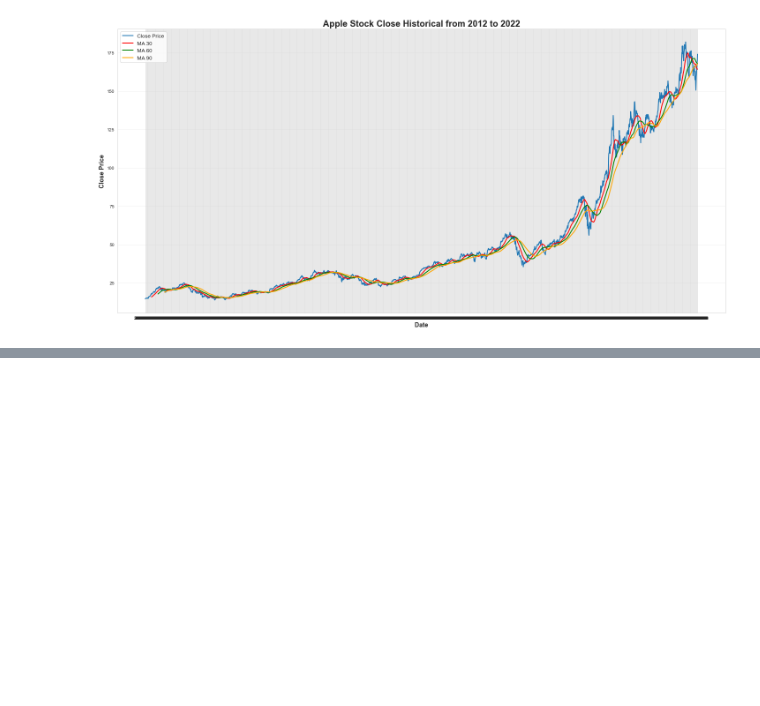
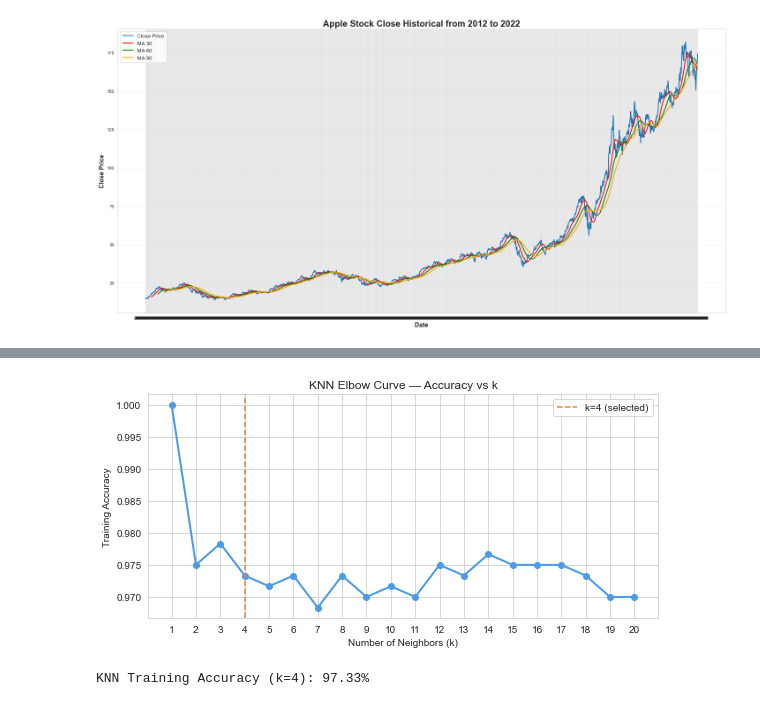
Before and after one commit to UlisesBM1998/Data-Visualization-Using-Python-Seaborn, a Jupyter notebook: Comprehensive Data Visualization Case Studies Using Python & Seaborn.ipynb, the cells around one changed output, grey strips where cells are left out. Saved outputs shown, nothing was run; the diff lists cells and outputs as text; code cells hidden in the pictures; blank space fills up the shorter version.

```diff
--- a/Comprehensive Data Visualization Case Studies Using Python & Seaborn.ipynb
+++ b/Comprehensive Data Visualization Case Studies Using Python & Seaborn.ipynb
@@ -680,0 +1054,35 @@ The most significant gains occurred when all three MAs were aligned upward
+# %%
+features = ["blood_sugar_mg_dl", "body_temp_c", "heart_rate_bpm", "bmi"]
+X = df[features]
+labels = [int(pid[1]) for pid in df["patient_id"]]
+
+scaler = StandardScaler()
+X_scaled = scaler.fit_transform(X)
+
+# Elbow curve visual
+k_range = range(1, 21)
+accuracies = []
+for k in k_range:
+    acc = KNeighborsClassifier(n_neighbors=k).fit(X_scaled, labels)
+    accuracies.append((acc.predict(X_scaled) == labels).mean())
+
+plt.figure(figsize=(8, 4))
+plt.plot(k_range, accuracies, marker="o", linewidth=2, color="#4C9BE8")
+plt.axvline(x=4, color="#E8824C", linestyle="--", label="k=4 (selected)")
+plt.title("KNN Elbow Curve — Accuracy vs k")
+plt.xlabel("Number of Neighbors (k)")
+plt.ylabel("Training Accuracy")
+plt.xticks(k_range)
+plt.legend()
+plt.tight_layout()
+plt.show()
+
+# KNN with the correct n
+knn = KNeighborsClassifier(n_neighbors=4)
+knn.fit(X_scaled, labels)
+df["predicted_group"] = knn.predict(X_scaled)
+accuracy = (df["predicted_group"] == labels).mean()
+print(f"\nKNN Training Accuracy (k=4): {accuracy:.2%}")
+# %% [output]
+[figure, added]
+KNN Training Accuracy (k=4): 97.33%
```
Also changed, not shown: parts of 102 cells of this notebook.
